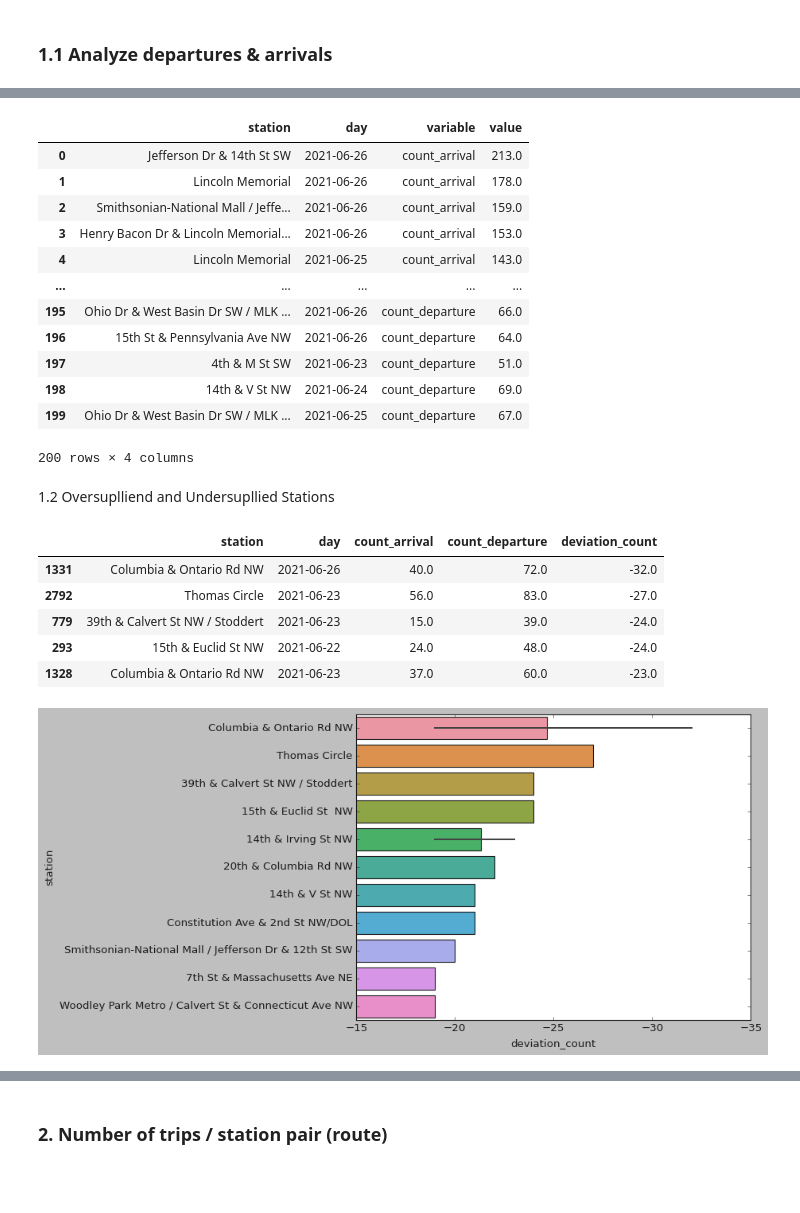
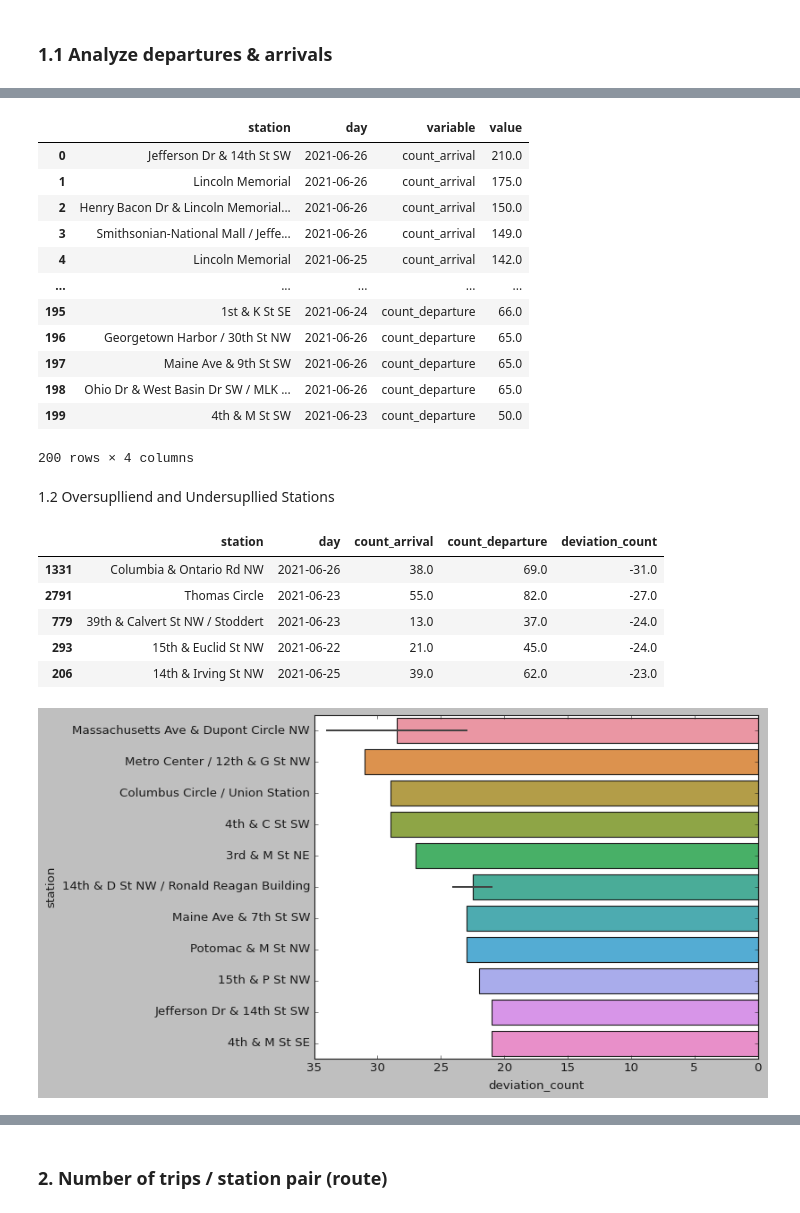
Before and after one commit to jaddel/education_cab_github, a Jupyter notebook: assignment_2/task1/task1.1.ipynb, the cells around one changed output, grey strips where cells are left out. Cells and saved outputs as stored; diff of their text form; code cells hidden in the pictures; blank space fills up the shorter version.

```diff
--- a/assignment_2/task1/task1.1.ipynb
+++ b/assignment_2/task1/task1.1.ipynb
@@ -43,13 +43,14 @@ df1['capacity_end_station'] = df1.end_station_name.map(dict(df2[['Name', 'Capaci
 
 df1['started_at'] = pd.to_datetime(df1['started_at'], format='%Y-%m-%d %H:%M:%S')# <-- How to change the datetime format to '%d.%m.%Y'| Use in a new line of code: dt.strftime('%m/%d/%Y')
 df1['ended_at'] = pd.to_datetime(df1['ended_at'], format='%Y-%m-%d %H:%M:%S')
-#df1['day'] = pd.to_datetime(df1['day'], format='%Y-%m-%d')
+
+df1['day'] = pd.to_datetime(df1['day'], format='%Y-%m-%d')
 
 df1['start_hour'] = df1['started_at'].dt.hour
 df1['end_hour'] = df1['started_at'].dt.hour
 
 df1['rental_duration'] = df1['ended_at']-df1['started_at']
-df1['rental_duration__minutes'] = df1['rental_duration'].dt.seconds//60
+df1['rental_duration_minutes'] = df1['rental_duration'].dt.seconds//60
 
 df1['route_id'] = df1['start_station_id'].astype(str) + df1['end_station_id'].astype(str)
 df1['route_name'] = df1['start_station_name'].astype(str) + ' <-> ' + df1['end_station_name'].astype(str)
@@ -57,6 +58,8 @@ df1['combined_capacity'] = df1['capacity_start_station']*df1['capacity_end_stati
 
 df1['route_weight_normalized'] = df1['route_name'].map(df1["route_name"].value_counts(normalize=True))
 df1['route_weight'] = df1['route_name'].map(df1["route_name"].value_counts(normalize=False))
+
+df1['cat_day'] = df1['day'].dt.day_name()
 # %%
 # List missing values
 
@@ -100,6 +104,9 @@ df1 = df1.dropna()
 print('Attention!',((row_count(df1_raw)-row_count(df1))/row_count(df1_raw))*100,'% of the inital data has been droped due to missing values!')
 # %% [output]
 Attention! 13.057962509062035 % of the inital data has been droped due to missing values!
+# %%
+# Drop all values with a rental duration les thean 1 minute
+df1 = df1.drop(df1[df1.rental_duration_minutes < 1].index)
 # %%
 df = df1 # Chage to use raw data.
 # %%
@@ -211,17 +218,17 @@ sns.barplot(y='value', x='day', hue='variable', data=data1.loc[data1['station']=
 data1
 # %% [output]
 |  | station | day | variable | value |
-| 0 | Jefferson Dr & 14th St SW | 2021-06-26 | count_arrival | 213.0 |
-| 1 | Lincoln Memorial | 2021-06-26 | count_arrival | 178.0 |
-| 2 | Smithsonian-National Mall / Jeffe... | 2021-06-26 | count_arrival | 159.0 |
-| 3 | Henry Bacon Dr & Lincoln Memorial... | 2021-06-26 | count_arrival | 153.0 |
-| 4 | Lincoln Memorial | 2021-06-25 | count_arrival | 143.0 |
+| 0 | Jefferson Dr & 14th St SW | 2021-06-26 | count_arrival | 210.0 |
+| 1 | Lincoln Memorial | 2021-06-26 | count_arrival | 175.0 |
+| 2 | Henry Bacon Dr & Lincoln Memorial... | 2021-06-26 | count_arrival | 150.0 |
+| 3 | Smithsonian-National Mall / Jeffe... | 2021-06-26 | count_arrival | 149.0 |
+| 4 | Lincoln Memorial | 2021-06-25 | count_arrival | 142.0 |
 | ... | ... | ... | ... | ... |
-| 195 | Ohio Dr & West Basin Dr SW / MLK ... | 2021-06-26 | count_departure | 66.0 |
-| 196 | 15th St & Pennsylvania Ave NW | 2021-06-26 | count_departure | 64.0 |
-| 197 | 4th & M St SW | 2021-06-23 | count_departure | 51.0 |
-| 198 | 14th & V St NW | 2021-06-24 | count_departure | 69.0 |
-| 199 | Ohio Dr & West Basin Dr SW / MLK ... | 2021-06-25 | count_departure | 67.0 |
+| 195 | 1st & K St SE | 2021-06-24 | count_departure | 66.0 |
+| 196 | Georgetown Harbor / 30th St NW | 2021-06-26 | count_departure | 65.0 |
+| 197 | Maine Ave & 9th St SW | 2021-06-26 | count_departure | 65.0 |
+| 198 | Ohio Dr & West Basin Dr SW / MLK ... | 2021-06-26 | count_departure | 65.0 |
+| 199 | 4th & M St SW | 2021-06-23 | count_departure | 50.0 |
 200 rows × 4 columns
 # %%
 # Depature Arrival plots of all stations.
@@ -241,18 +248,19 @@ data2 = data2.loc[(data2.deviation_count < - 0)].sort_values(by=['deviation_coun
 data2.head()
 # %% [output]
 |  | station | day | count_arrival | count_departure | deviation_count |
-| 1331 | Columbia & Ontario Rd NW | 2021-06-26 | 40.0 | 72.0 | -32.0 |
-| 2792 | Thomas Circle | 2021-06-23 | 56.0 | 83.0 | -27.0 |
-| 779 | 39th & Calvert St NW / Stoddert | 2021-06-23 | 15.0 | 39.0 | -24.0 |
-| 293 | 15th & Euclid St NW | 2021-06-22 | 24.0 | 48.0 | -24.0 |
-| 1328 | Columbia & Ontario Rd NW | 2021-06-23 | 37.0 | 60.0 | -23.0 |
+| 1331 | Columbia & Ontario Rd NW | 2021-06-26 | 38.0 | 69.0 | -31.0 |
+| 2791 | Thomas Circle | 2021-06-23 | 55.0 | 82.0 | -27.0 |
+| 779 | 39th & Calvert St NW / Stoddert | 2021-06-23 | 13.0 | 37.0 | -24.0 |
+| 293 | 15th & Euclid St NW | 2021-06-22 | 21.0 | 45.0 | -24.0 |
+| 206 | 14th & Irving St NW | 2021-06-25 | 39.0 | 62.0 | -23.0 |
 # %%
-sns.set(rc={'figure.figsize':(16,5)}, )
+# Why to i have the small lines in my plot?
+#sns.set(rc={'figure.figsize':(20,10)}, )
 plt.style.use(pg)
-plt.xlim(-35, -15)
+#plt.xlim(-35, -15)
 sns.barplot(y='station', x='deviation_count',data=data2.head(15)).invert_xaxis()
 # %% [output]
-[figure, old version]
+[figure, new version]
 # %%
 # Find oversupplied stations
 
```
Also changed, not shown: parts of 39 cells of this notebook, 14 other files.
